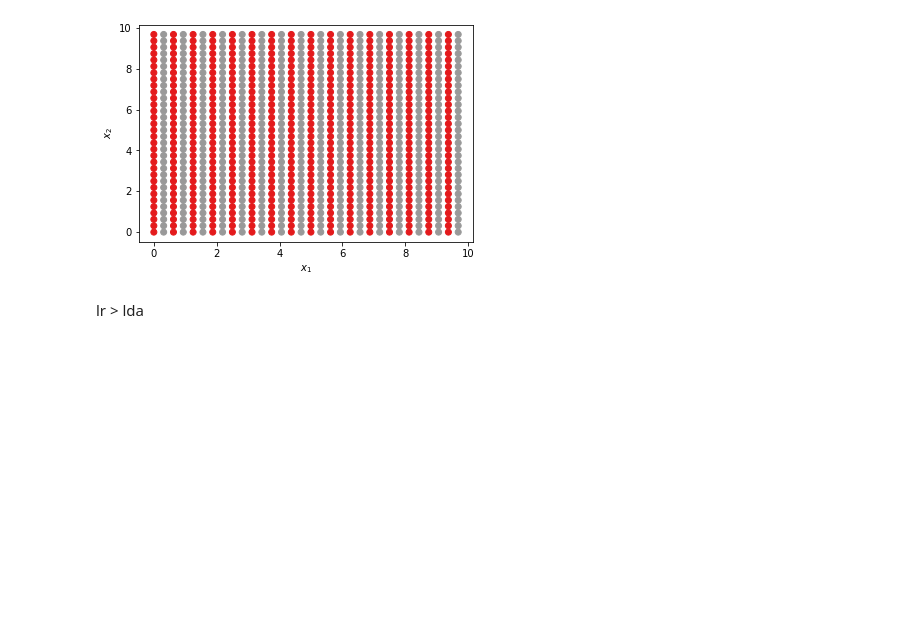
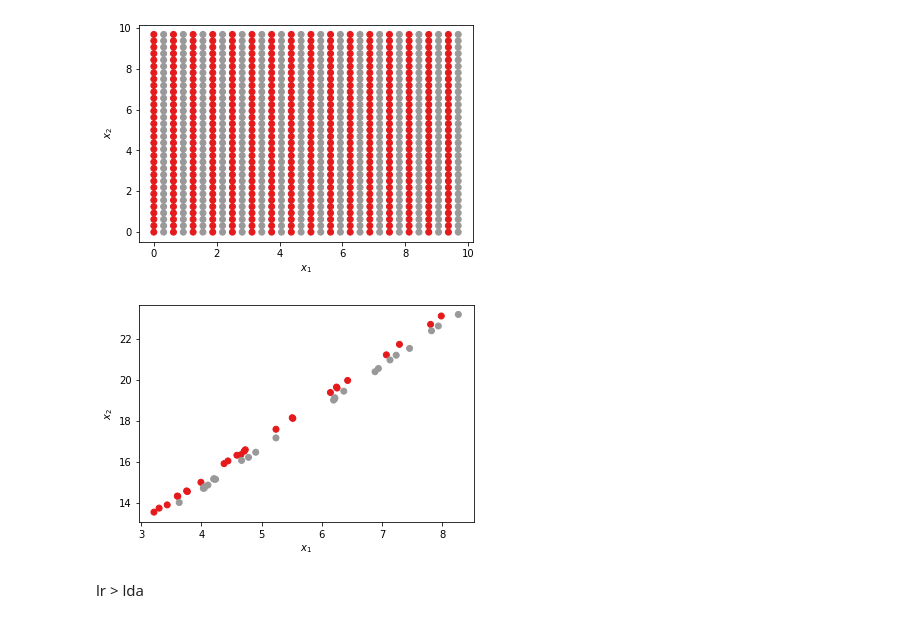
Before and after one commit to MBorgesT/ML_Assignment, a Jupyter notebook: lda_vs_logreg.ipynb, the cells around one changed output. Saved outputs shown, nothing was run; the diff lists cells and outputs as text; code cells hidden in the pictures; blank space fills up the shorter version.

```diff
--- a/lda_vs_logreg.ipynb
+++ b/lda_vs_logreg.ipynb
@@ -31,6 +34,26 @@ X, y = g()
 plot_2d(X, y)
 # %% [output]
 [figure]
+# %%
+def g():
+    f1 = lambda x: 2 * x + 7 + np.random.uniform(0, .15)
+    f2 = lambda x: 2 * x + 6.6 + np.random.uniform(0, .15)
+
+    X1 = np.asarray([np.asarray([x1, f1(x1)]) for x1 in np.random.uniform(3, 8, size=(25))])
+    y1 = np.zeros((X1.shape[0],))
+
+    X2 = np.asarray([np.asarray([x1, f2(x1)]) for x1 in np.random.uniform(3.3, 8.3, size=(25))])
+    y2 = np.ones((X2.shape[0],))
+
+    X = np.concatenate((X1, X2,), axis=0)
+    y = np.concatenate((y1, y2,), axis=0)
+
+    return X, y
+
+X, y = g()
+plot_2d(X, y)
+# %% [output]
+[figure, added]
 # %% [markdown]
 lr > lda
 # %%
```
Also changed, not shown: parts of 1 cell of this notebook, 1 other file.
